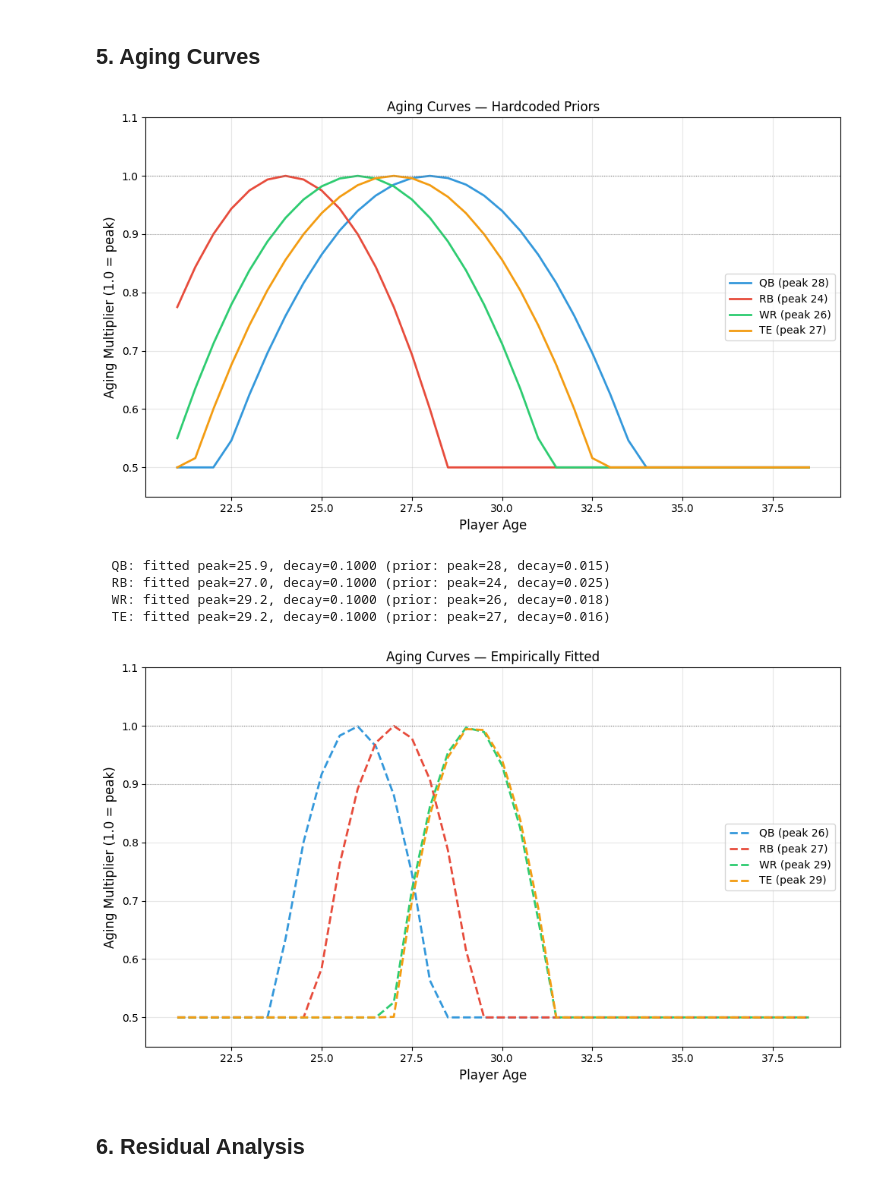
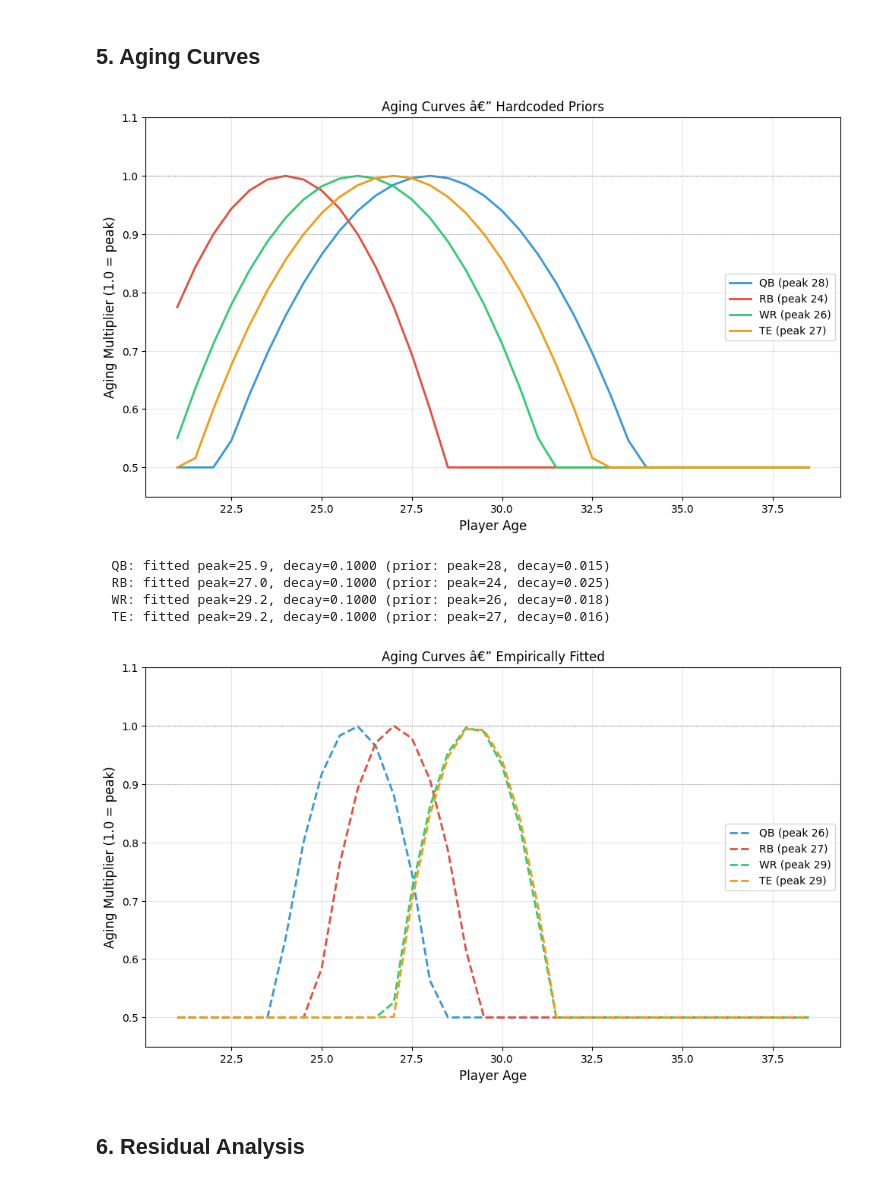
Before and after one commit to aayushp10/quantitative-fantasy-football, a Jupyter notebook: notebooks/03_model_training.ipynb, the cells around one changed output. Drawn from its saved outputs; the diff is of its cells as text; code cells hidden in the pictures.

```diff
--- a/notebooks/03_model_training.ipynb
+++ b/notebooks/03_model_training.ipynb
@@ -78,7 +78,7 @@ for pos in POSITIONS:
         colors = ['#2ecc71' if c > 0 else '#e74c3c' for c in importance['coefficient']]
         ax.barh(importance['feature'], importance['coefficient'], color=colors)
         ax.axvline(0, color='black', linewidth=0.8)
-        ax.set_title(f'{pos} — Feature Importances (Ridge Coefficients)', fontsize=12)
+        ax.set_title(f'{pos} â€” Feature Importances (Ridge Coefficients)', fontsize=12)
         ax.set_xlabel('Standardized Coefficient')
         plt.tight_layout()
         plt.show()
@@ -187,24 +187,24 @@ plt.show()
 # %%
 # Hardcoded priors
 fig = plot_age_curves()
-plt.title('Aging Curves — Hardcoded Priors')
+plt.title('Aging Curves â€” Hardcoded Priors')
 plt.show()
 
 # Try fitting empirical curves
 try:
     fitted = fit_age_curves(feature_matrix)
     fig = plot_age_curves(fitted)
-    plt.title('Aging Curves — Empirically Fitted')
+    plt.title('Aging Curves â€” Empirically Fitted')
     plt.show()
 except Exception as e:
     print(f'Empirical fitting failed: {e}')
 # %% [output]
-[figure, old version]
+[figure, new version]
   QB: fitted peak=25.9, decay=0.1000 (prior: peak=28, decay=0.015)
   RB: fitted peak=27.0, decay=0.1000 (prior: peak=24, decay=0.025)
   WR: fitted peak=29.2, decay=0.1000 (prior: peak=26, decay=0.018)
   TE: fitted peak=29.2, decay=0.1000 (prior: peak=27, decay=0.016)
-[figure, old version]
+[figure, new version]
 # %% [markdown]
 ## 6. Residual Analysis
 # %%
```
Also changed, not shown: parts of 15 cells of this notebook, 10 other files.
